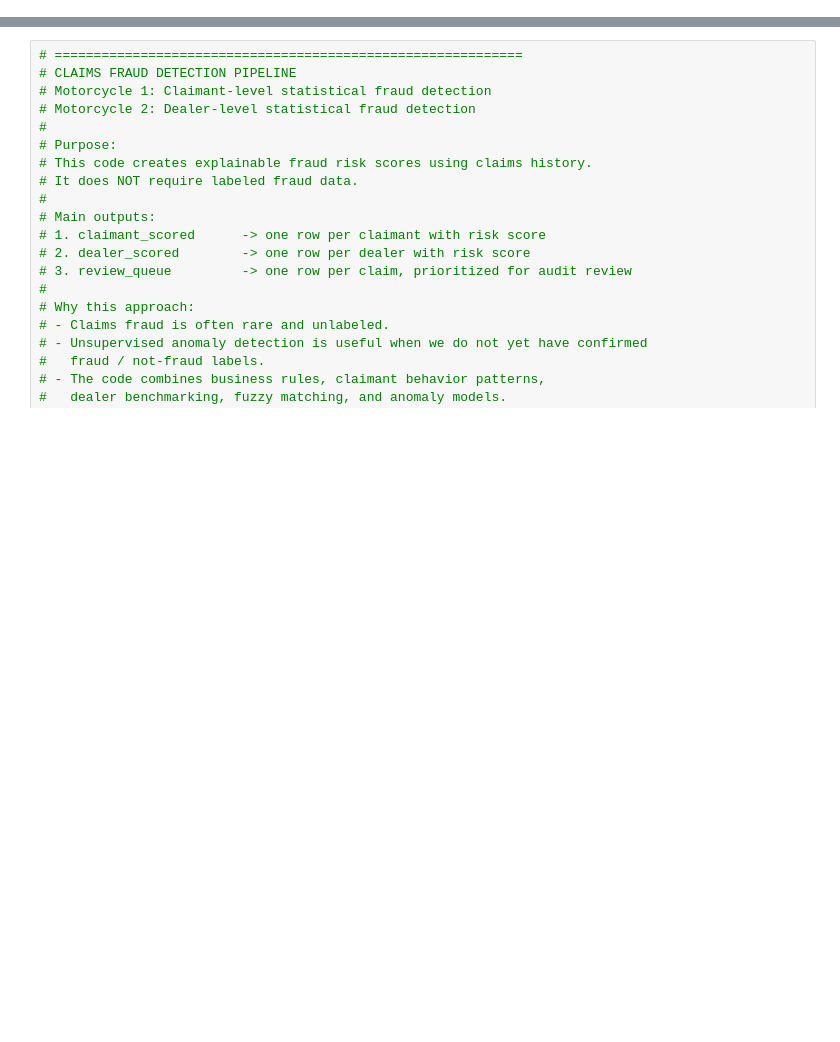
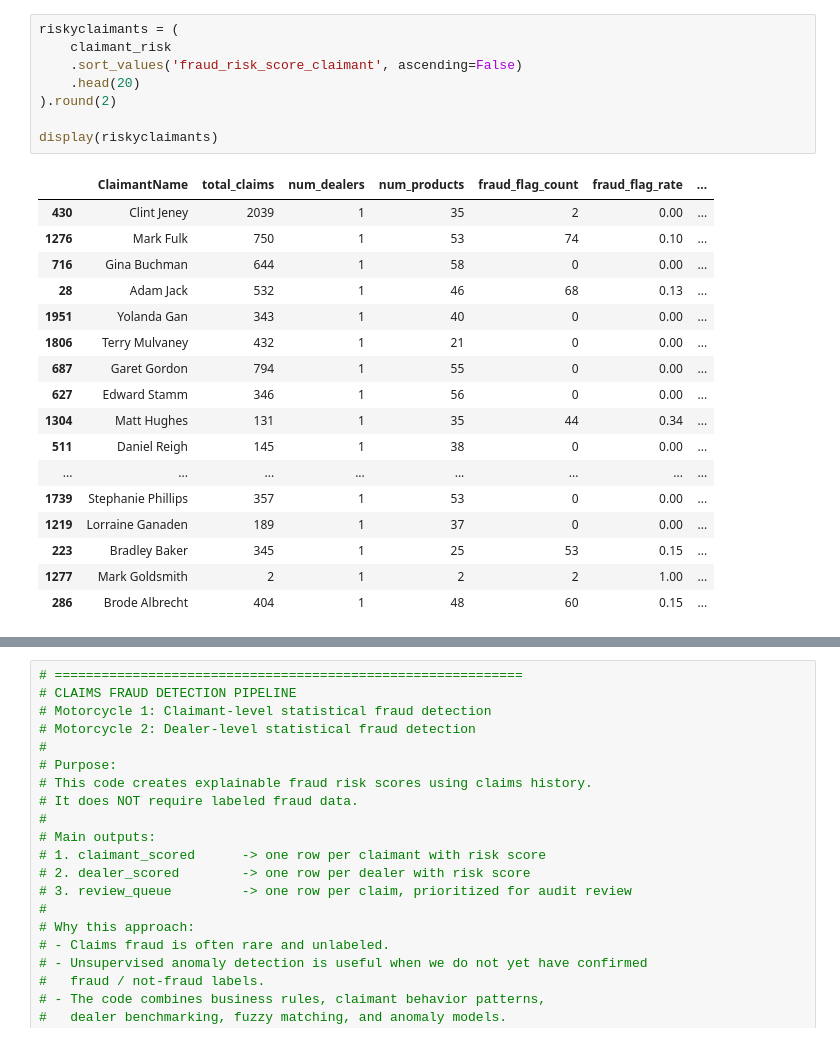
Before and after one commit to Lubina-ops/Claims-audit-and-fraud-detection, a Jupyter notebook: KM_Claim_data_Intial_Analysis.ipynb, the cells around one changed output, grey strips where cells are left out. Cells and saved outputs as stored; diff of their text form; blank space fills up the shorter version.

```diff
--- a/KM_Claim_data_Intial_Analysis.ipynb
+++ b/KM_Claim_data_Intial_Analysis.ipynb
@@ -0,0 +1475,26 @@
+# %%
+riskyclaimants = (
+    claimant_risk
+    .sort_values('fraud_risk_score_claimant', ascending=False)
+    .head(20)
+).round(2)
+
+display(riskyclaimants)
+# %% [output]
+|  | ClaimantName | total_claims | num_dealers | num_products | fraud_flag_count | fraud_flag_rate | ... |
+| 430 | Clint Jeney | 2039 | 1 | 35 | 2 | 0.00 | ... |
+| 1276 | Mark Fulk | 750 | 1 | 53 | 74 | 0.10 | ... |
+| 716 | Gina Buchman | 644 | 1 | 58 | 0 | 0.00 | ... |
+| 28 | Adam Jack | 532 | 1 | 46 | 68 | 0.13 | ... |
+| 1951 | Yolanda Gan | 343 | 1 | 40 | 0 | 0.00 | ... |
+| 1806 | Terry Mulvaney | 432 | 1 | 21 | 0 | 0.00 | ... |
+| 687 | Garet Gordon | 794 | 1 | 55 | 0 | 0.00 | ... |
+| 627 | Edward Stamm | 346 | 1 | 56 | 0 | 0.00 | ... |
+| 1304 | Matt Hughes | 131 | 1 | 35 | 44 | 0.34 | ... |
+| 511 | Daniel Reigh | 145 | 1 | 38 | 0 | 0.00 | ... |
+| ... | ... | ... | ... | ... | ... | ... | ... |
+| 1739 | Stephanie Phillips | 357 | 1 | 53 | 0 | 0.00 | ... |
+| 1219 | Lorraine Ganaden | 189 | 1 | 37 | 0 | 0.00 | ... |
+| 223 | Bradley Baker | 345 | 1 | 25 | 53 | 0.15 | ... |
+| 1277 | Mark Goldsmith | 2 | 1 | 2 | 2 | 1.00 | ... |
+| 286 | Brode Albrecht | 404 | 1 | 48 | 60 | 0.15 | ... |
```
Also changed, not shown: parts of 57 cells of this notebook.
